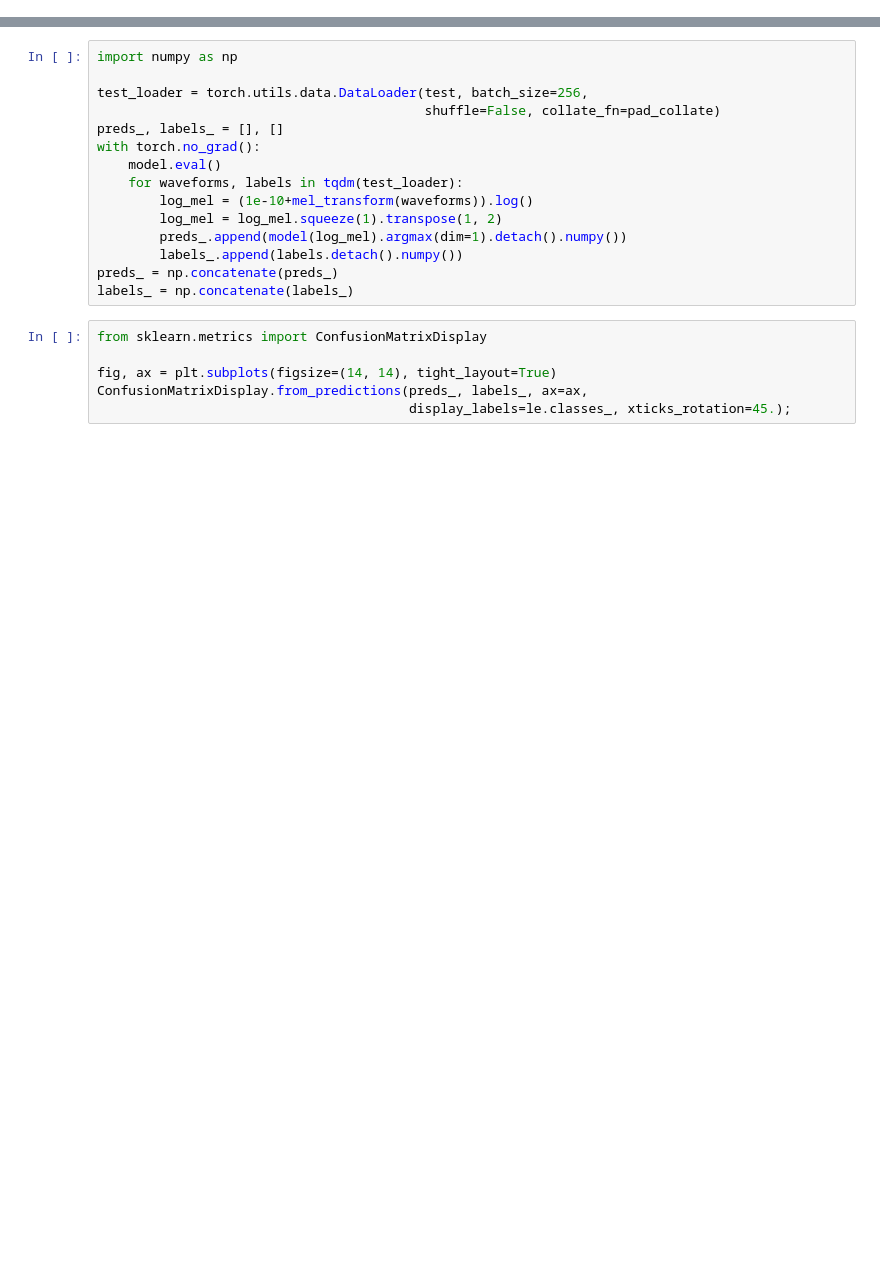
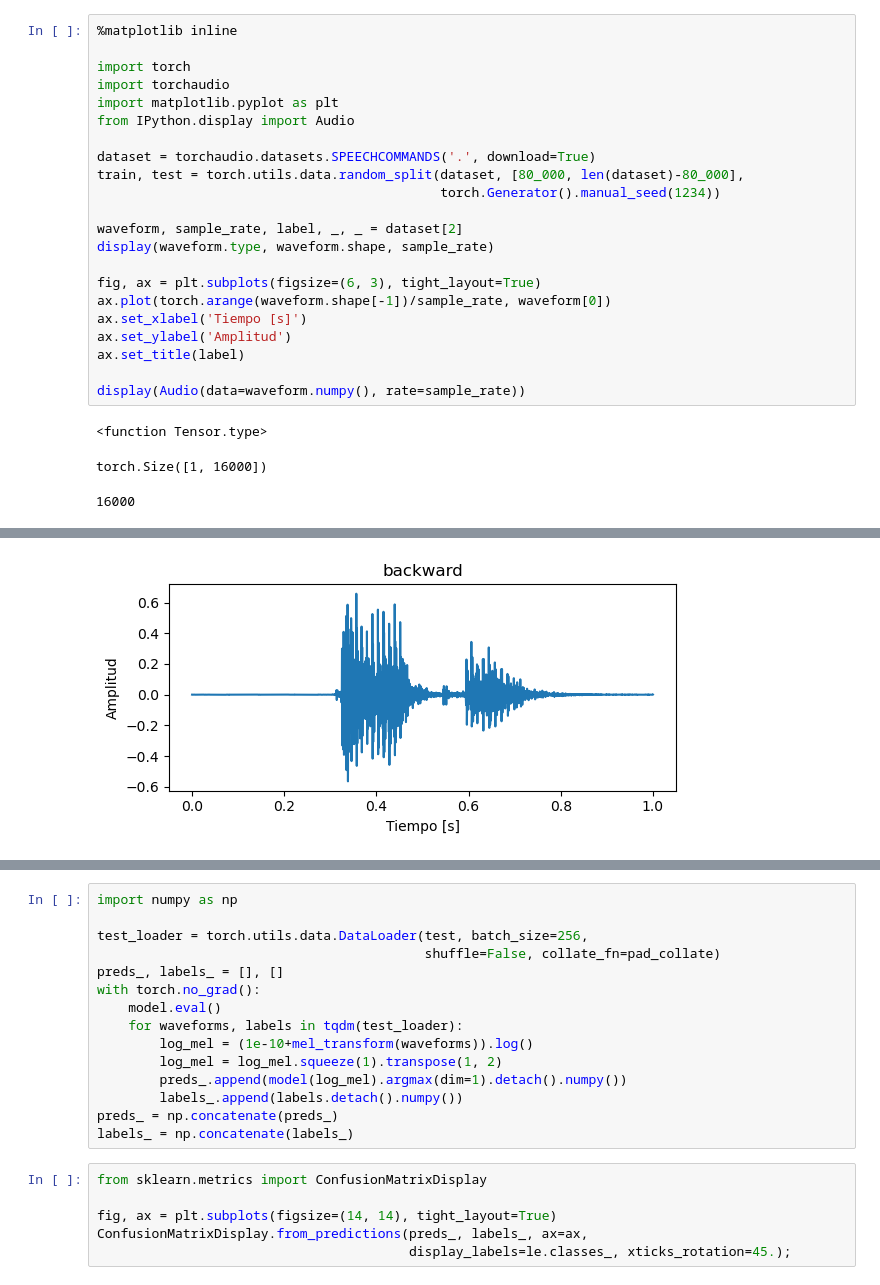
Before and after one commit to phuijse-classroom/speech-commands-lstm, a Jupyter notebook: lstm_melspectrogram.ipynb, the cells around one changed output, grey strips where cells are left out. Saved outputs shown, nothing was run; the diff lists cells and outputs as text; blank space fills up the shorter version.

```diff
--- a/lstm_melspectrogram.ipynb
+++ b/lstm_melspectrogram.ipynb
@@ -0,0 +1,26 @@
+# %%
+%matplotlib inline
+
+import torch
+import torchaudio
+import matplotlib.pyplot as plt
+from IPython.display import Audio
+
+dataset = torchaudio.datasets.SPEECHCOMMANDS('.', download=True)
+train, test = torch.utils.data.random_split(dataset, [80_000, len(dataset)-80_000],
+                                            torch.Generator().manual_seed(1234))
+
+waveform, sample_rate, label, _, _ = dataset[2]
+display(waveform.type, waveform.shape, sample_rate)
+
+fig, ax = plt.subplots(figsize=(6, 3), tight_layout=True)
+ax.plot(torch.arange(waveform.shape[-1])/sample_rate, waveform[0])
+ax.set_xlabel('Tiempo [s]')
+ax.set_ylabel('Amplitud')
+ax.set_title(label)
+
+display(Audio(data=waveform.numpy(), rate=sample_rate))
+# %% [output]
+<function Tensor.type>
+torch.Size([1, 16000])
+16000
@@ -0,0 +28 @@
+[figure, added]
```
Also changed, not shown: parts of 5 cells of this notebook.
